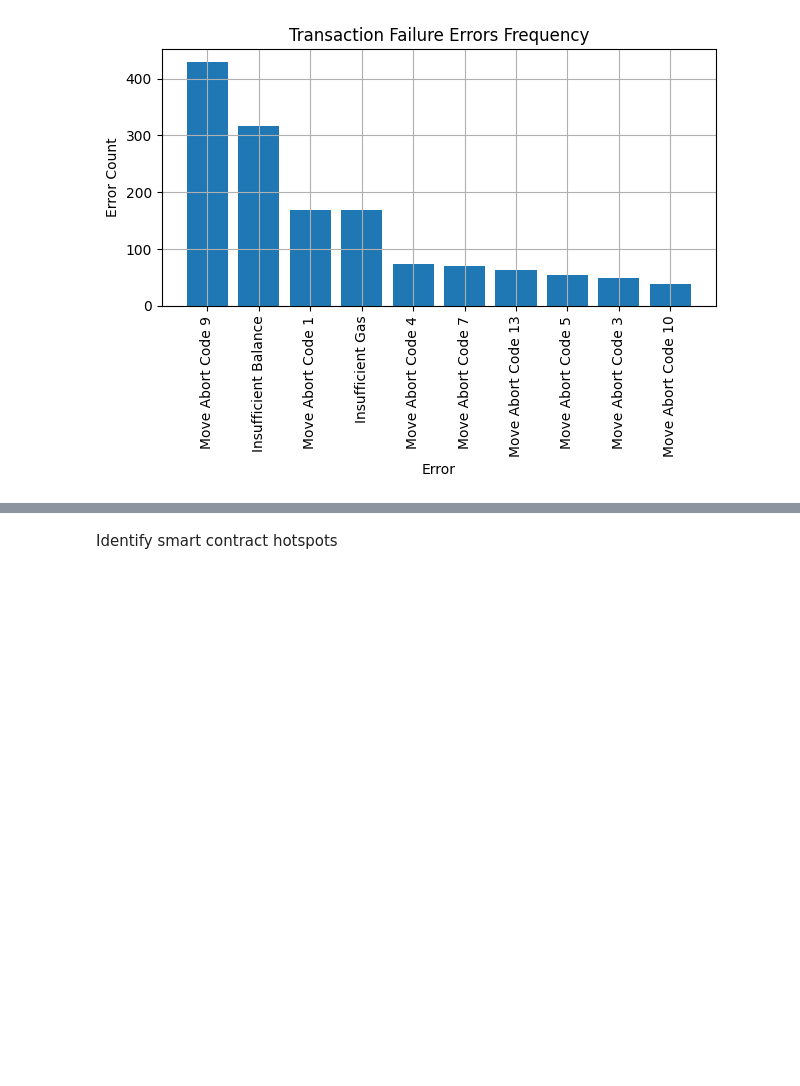
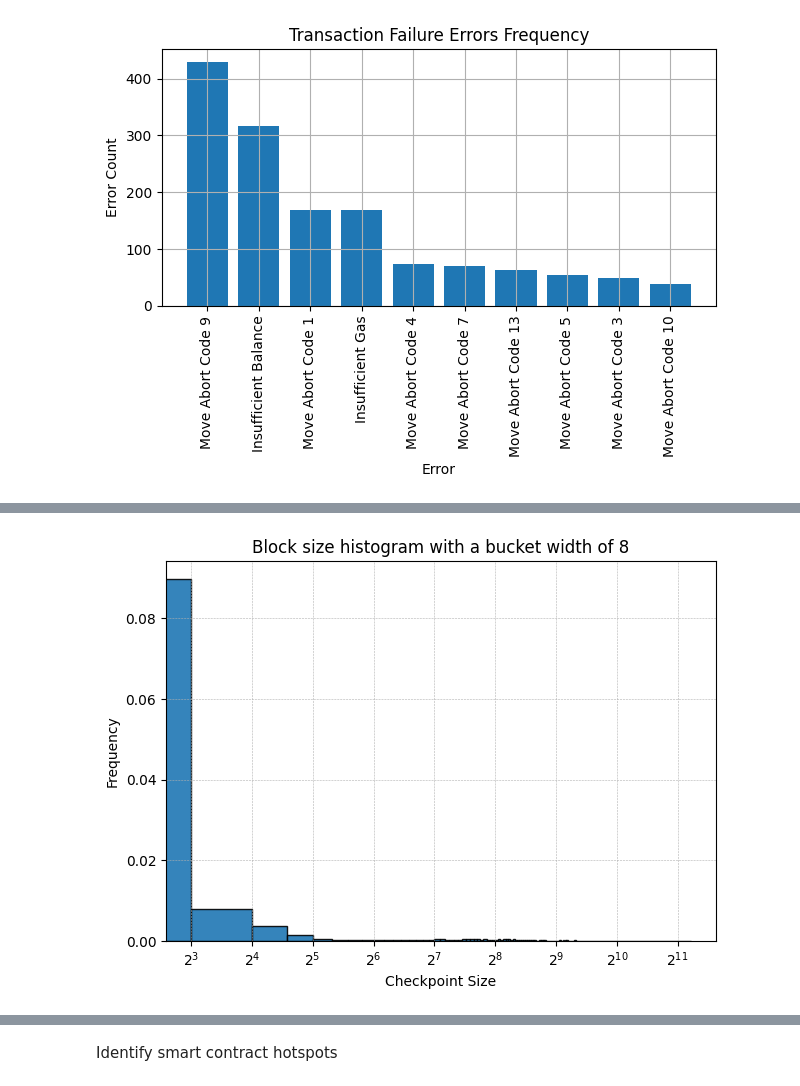
Before and after one commit to krdecade-0/sui_analysis_code, a Jupyter notebook: analysis.ipynb, the cells around one changed output, grey strips where cells are left out. Saved outputs shown, nothing was run; the diff lists cells and outputs as text; code cells hidden in the pictures; blank space fills up the shorter version.

```diff
--- a/analysis.ipynb
+++ b/analysis.ipynb
@@ -281,0 +321,36 @@ nx.connected_components(G)
+# %%
+cur.execute("""
+    SELECT checkpoint_sequence, COUNT(*) AS size
+    FROM transactions
+    GROUP BY checkpoint_sequence
+    ORDER BY checkpoint_sequence;
+""")
+rows = cur.fetchall()
+
+df = pd.DataFrame(rows, columns=["checkpoint", "size"])
+sizes = df["size"].values
+
+# Create bucket width of 8
+max_size = sizes.max()
+bin_edges = np.arange(0, max_size + 8, 8)
+
+# Plot histogram with those bins
+counts, bins, patches = plt.hist(
+    sizes,
+    bins=bin_edges,
+    density=True,
+    edgecolor="black",
+    alpha=0.9
+)
+
+# Log2 x-axis (paper-style)
+plt.xscale("log", base=2)
+plt.xlabel("Checkpoint Size")
+plt.ylabel("Frequency")
+plt.title("Block size histogram with a bucket width of 8")
+
+plt.grid(True, which="both", linestyle="--", linewidth=0.4)
+plt.tight_layout()
+plt.show()
+# %% [output]
+[figure, added]
```
Also changed, not shown: parts of 44 cells of this notebook.
